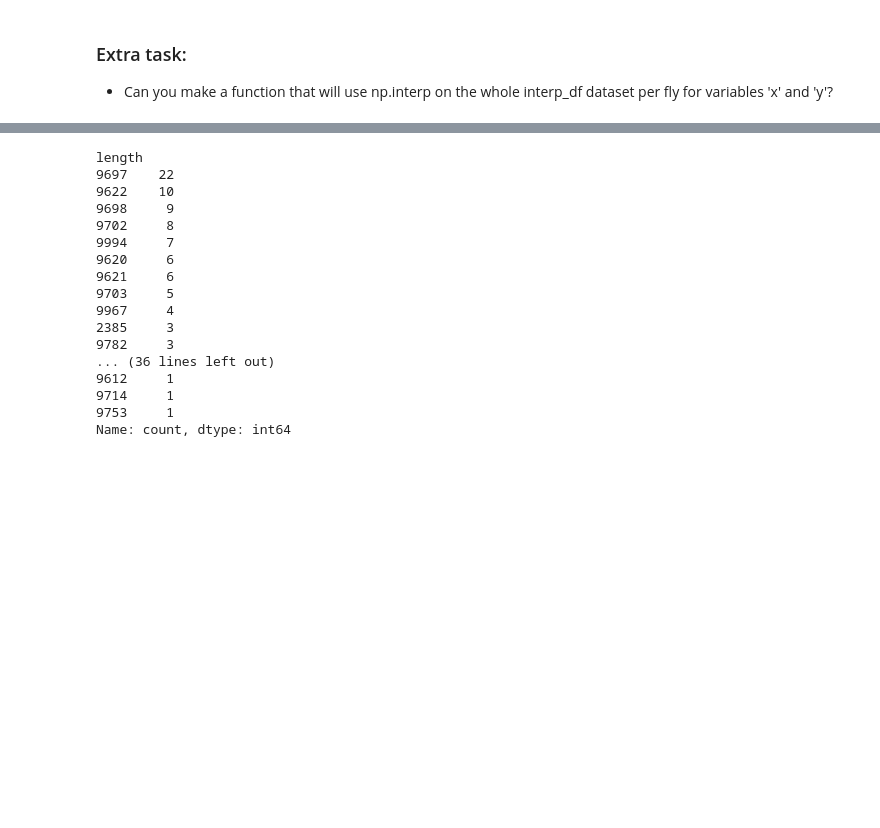
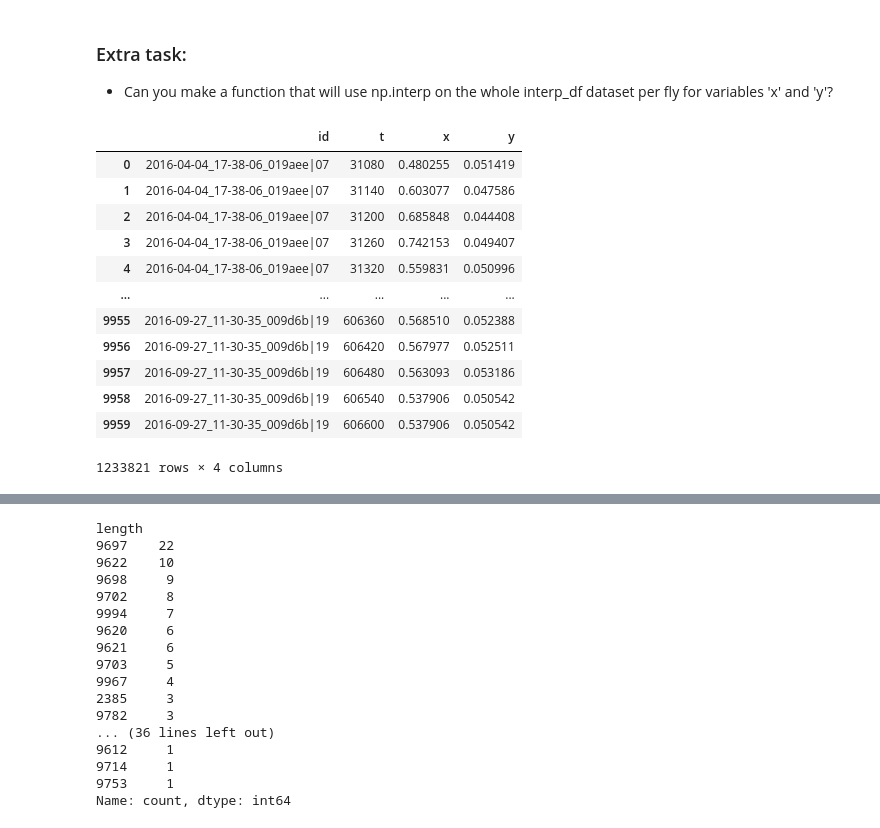
Before and after one commit to ImperialCollegeLondon/ReCoDE-HMMs-for-the-discovery-of-behavioural-states, a Jupyter notebook: notebooks/2a_Cleaning_your_data.ipynb, the cells around one changed output, grey strips where cells are left out. Drawn from its saved outputs; the diff is of its cells as text; code cells hidden in the pictures; blank space fills up the shorter version.

```diff
--- a/notebooks/2a_Cleaning_your_data.ipynb
+++ b/notebooks/2a_Cleaning_your_data.ipynb
@@ -407,10 +434,10 @@ Name: count, dtype: int64
 For contiuous data like the X, Y coordinates we can use linear interpolation that fills in the data given where it would place on a fitted linear line of the true data.
 # %%
 # We'll load in the original dataset to get some continuous data again.
-interp_df  = get_data()
+interp_df  = pd.read_csv(path)
 
 # We'll check to see if any are missing datapoints
-df_check = interp_df.groupby('id').apply(check_num_points)
+df_check = interp_df.groupby('id').apply(check_num_points, include_groups=False)
 df_check.value_counts()
 # %% [output]
 False    135
@@ -450,18 +477,33 @@ array([0.55623076, 0.32600946, 0.36169883, ..., 0.37444296, 0.43307758,
 # %%
 # EXTRA TASK COMPLETED
 def interpolate(data, timestep = 60):
 
     ts_seq = np.arange(min(data['t']), max(data['t']) + timestep, timestep)
     new_df = pd.DataFrame(data = {'t' : ts_seq})
 
     for i in ['x', 'y']:
 
         new_df[i] = np.interp(ts_seq, data['t'].to_numpy(), data[i].to_numpy())
 
     return new_df
 
-idf = interp_df.groupby('id').apply(interpolate)
+idf = interp_df.groupby('id').apply(interpolate, include_groups=False)
 idf.reset_index(inplace=True, level = 0)
+idf
+# %% [output]
+|  | id | t | x | y |
+| 0 | 2016-04-04_17-38-06_019aee|07 | 31080 | 0.480255 | 0.051419 |
+| 1 | 2016-04-04_17-38-06_019aee|07 | 31140 | 0.603077 | 0.047586 |
+| 2 | 2016-04-04_17-38-06_019aee|07 | 31200 | 0.685848 | 0.044408 |
+| 3 | 2016-04-04_17-38-06_019aee|07 | 31260 | 0.742153 | 0.049407 |
+| 4 | 2016-04-04_17-38-06_019aee|07 | 31320 | 0.559831 | 0.050996 |
+| ... | ... | ... | ... | ... |
+| 9955 | 2016-09-27_11-30-35_009d6b|19 | 606360 | 0.568510 | 0.052388 |
+| 9956 | 2016-09-27_11-30-35_009d6b|19 | 606420 | 0.567977 | 0.052511 |
+| 9957 | 2016-09-27_11-30-35_009d6b|19 | 606480 | 0.563093 | 0.053186 |
+| 9958 | 2016-09-27_11-30-35_009d6b|19 | 606540 | 0.537906 | 0.050542 |
+| 9959 | 2016-09-27_11-30-35_009d6b|19 | 606600 | 0.537906 | 0.050542 |
+1233821 rows × 4 columns
 # %%
 # we can do this for the rest of the columns quickly with a for loop
 # for loops are useful for when you need to do the same thing over and over, with a few things changed
```
Also changed, not shown: parts of 9 cells of this notebook, 6 other files.
